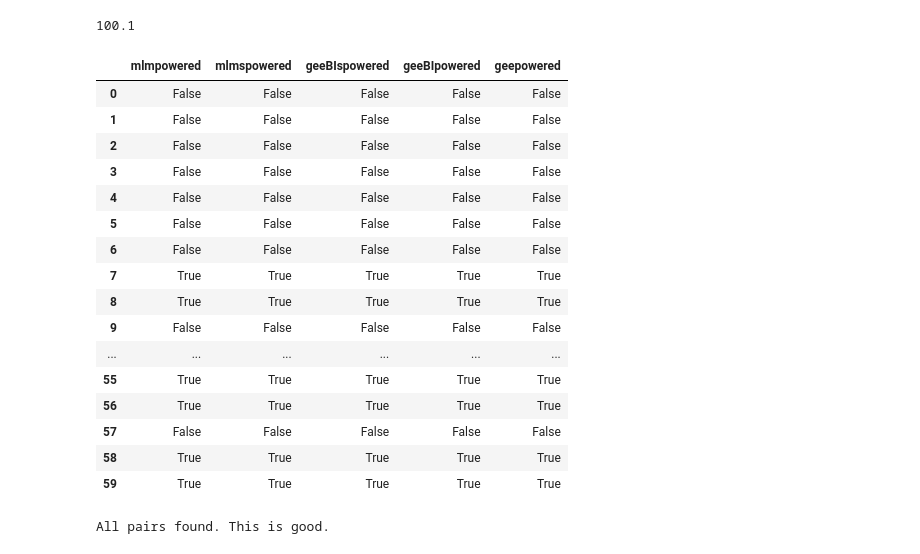
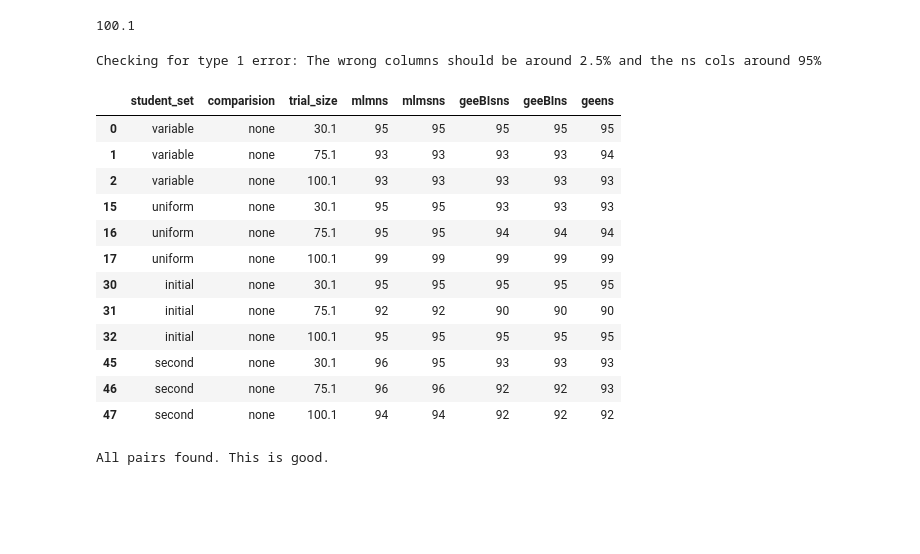
Before and after one commit to ErichBSchulz/IVCTrial, a Jupyter notebook: SimulationAnalysis.ipynb, the cells around one changed output. Saved outputs shown, nothing was run; the diff lists cells and outputs as text; code cells hidden in the pictures; blank space fills up the shorter version.

```diff
--- a/SimulationAnalysis.ipynb
+++ b/SimulationAnalysis.ipynb
@@ -57,26 +57,28 @@ In these student pupulations: ['variable' 'uniform' 'initial' 'second'],
 we performed these tests ['mlm', 'mlms', 'geeBIs', 'geeBI', 'gee'] on these pair comparisions : ['none' 'small' 'mod' 'mod1' 'big']
 These student group sizes [30, 75, 100]  and these attempt counts: [10]
 100.1
-# %%
-result[[f"{t}powered" for t in tests]]
-# %% [output]
-|  | mlmpowered | mlmspowered | geeBIspowered | geeBIpowered | geepowered |
-| 0 | False | False | False | False | False |
-| 1 | False | False | False | False | False |
-| 2 | False | False | False | False | False |
-| 3 | False | False | False | False | False |
-| 4 | False | False | False | False | False |
-| 5 | False | False | False | False | False |
-| 6 | False | False | False | False | False |
-| 7 | True | True | True | True | True |
-| 8 | True | True | True | True | True |
-| 9 | False | False | False | False | False |
-| ... | ... | ... | ... | ... | ... |
-| 55 | True | True | True | True | True |
-| 56 | True | True | True | True | True |
-| 57 | False | False | False | False | False |
-| 58 | True | True | True | True | True |
-| 59 | True | True | True | True | True |
+# %%
+ns_cols = [f"{t}ns" for t in tests]
+wrong_cols = [f"{t}wrong" for t in tests]
+f1 = ['student_set', 'comparision', 'trial_size']
+#result.query("groupB == 'nodif'")[f1+powered]
+print("Checking for type 1 error: The wrong columns should be around 2.5% and the ns cols around 95%")
+display(result.query("groupB == 'nodif'")[f1+ns_cols])
+# %% [output]
+Checking for type 1 error: The wrong columns should be around 2.5% and the ns cols around 95%
+|  | student_set | comparision | trial_size | mlmns | mlmsns | geeBIsns | geeBIns | geens |
+| 0 | variable | none | 30.1 | 95 | 95 | 95 | 95 | 95 |
+| 1 | variable | none | 75.1 | 93 | 93 | 93 | 93 | 94 |
+| 2 | variable | none | 100.1 | 93 | 93 | 93 | 93 | 93 |
+| 15 | uniform | none | 30.1 | 95 | 95 | 93 | 93 | 93 |
+| 16 | uniform | none | 75.1 | 95 | 95 | 94 | 94 | 94 |
+| 17 | uniform | none | 100.1 | 99 | 99 | 99 | 99 | 99 |
+| 30 | initial | none | 30.1 | 95 | 95 | 95 | 95 | 95 |
+| 31 | initial | none | 75.1 | 92 | 92 | 90 | 90 | 90 |
+| 32 | initial | none | 100.1 | 95 | 95 | 95 | 95 | 95 |
+| 45 | second | none | 30.1 | 96 | 95 | 93 | 93 | 93 |
+| 46 | second | none | 75.1 | 96 | 96 | 92 | 92 | 93 |
+| 47 | second | none | 100.1 | 94 | 94 | 92 | 92 | 92 |
 # %%
 # do some quick QA
 print("All pairs found. This is good." if set(cs).issubset(pairs['pair'].unique()) else "Pairs dont match. This is bad.")
```
Also changed, not shown: parts of 2 cells of this notebook.
